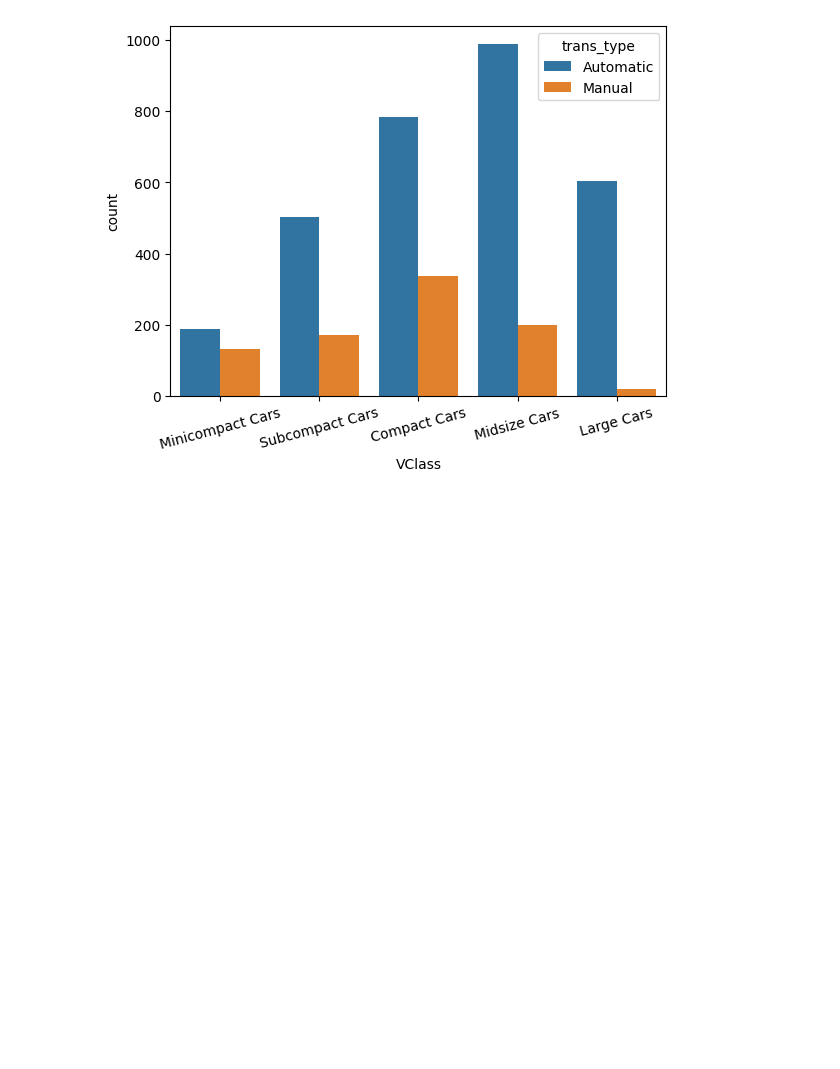
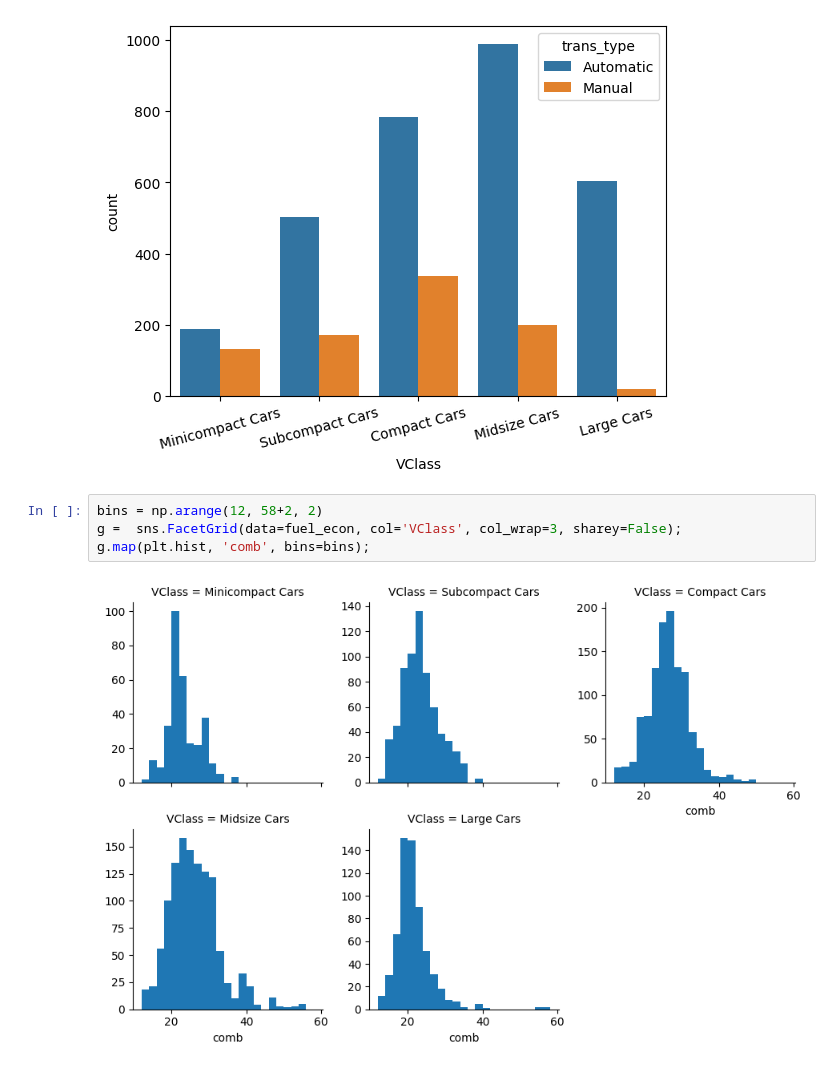
Before and after one commit to Awais-019/matplotlib-seaborn-introduction, a Jupyter notebook: bivariateplots.ipynb, the cells around one changed output. Cells and saved outputs as stored; diff of their text form; blank space fills up the shorter version.

Commit message:
Faceting

```diff
--- a/bivariateplots.ipynb
+++ b/bivariateplots.ipynb
@@ -99,3 +99,9 @@ sns.countplot(data=fuel_econ, x='VClass', hue='trans_type')
 plt.xticks(rotation=15);
 # %% [output]
 [figure]
+# %%
+bins = np.arange(12, 58+2, 2)
+g =  sns.FacetGrid(data=fuel_econ, col='VClass', col_wrap=3, sharey=False);
+g.map(plt.hist, 'comb', bins=bins);
+# %% [output]
+[figure, added]
```
